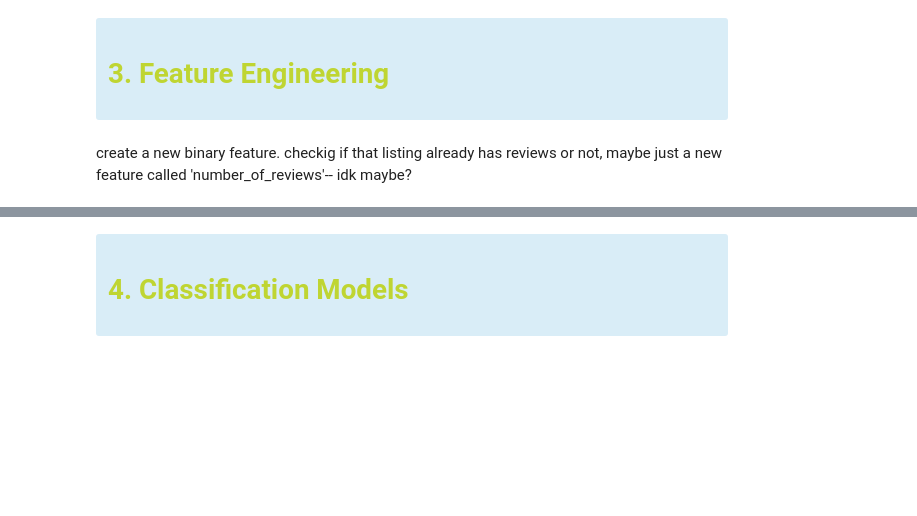
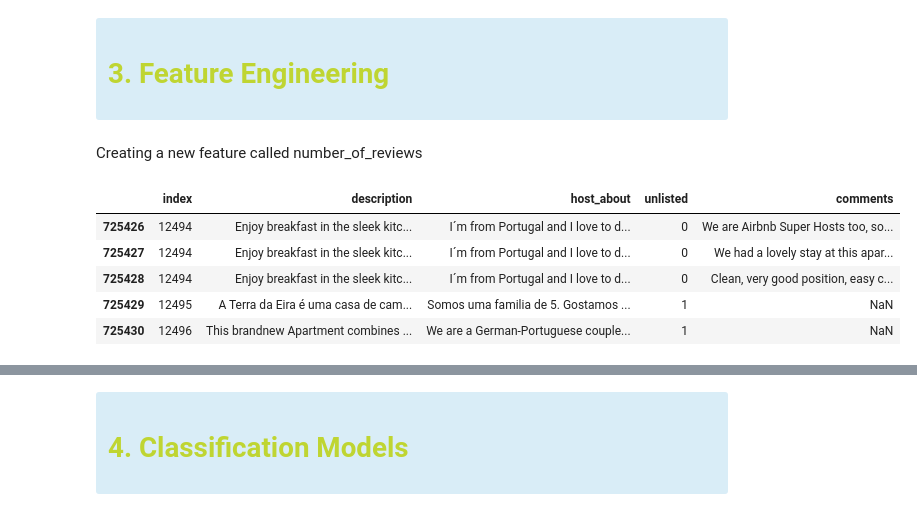
Before and after one commit to inesleonidasrocha/TM2023-Airbnb, a Jupyter notebook: NLP_3.ipynb, the cells around one changed output, grey strips where cells are left out. Drawn from its saved outputs; the diff is of its cells as text; code cells hidden in the pictures; blank space fills up the shorter version.

```diff
--- a/NLP_3.ipynb
+++ b/NLP_3.ipynb
@@ -397,5 +397,15 @@ test_reviews['word_count'].hist()
 # <font color='#bfd532'>3. Feature Engineering</font> <a class="anchor" id="featureengineering"></a>
 
 </div>
-# %% [markdown]
-create a new binary feature. checkig if that listing already has reviews or not, maybe just a new feature called 'number_of_reviews'-- idk maybe?
+# %% [markdown]
+Creating a new feature called number_of_reviews
+# %%
+merged_df = train_data.merge(train_reviews, on='index', how='left')
+merged_df.tail()
+# %% [output]
+|  | index | description | host_about | unlisted | comments |
+| 725426 | 12494 | Enjoy breakfast in the sleek kitc... | I´m from Portugal and I love to d... | 0 | We are Airbnb Super Hosts too, so... |
+| 725427 | 12494 | Enjoy breakfast in the sleek kitc... | I´m from Portugal and I love to d... | 0 | We had a lovely stay at this apar... |
+| 725428 | 12494 | Enjoy breakfast in the sleek kitc... | I´m from Portugal and I love to d... | 0 | Clean, very good position, easy c... |
+| 725429 | 12495 | A Terra da Eira é uma casa de cam... | Somos uma familia de 5. Gostamos ... | 1 | NaN |
+| 725430 | 12496 | This brandnew Apartment combines ... | We are a German-Portuguese couple... | 1 | NaN |
```
Also changed, not shown: parts of 14 cells of this notebook, 1 other file.
